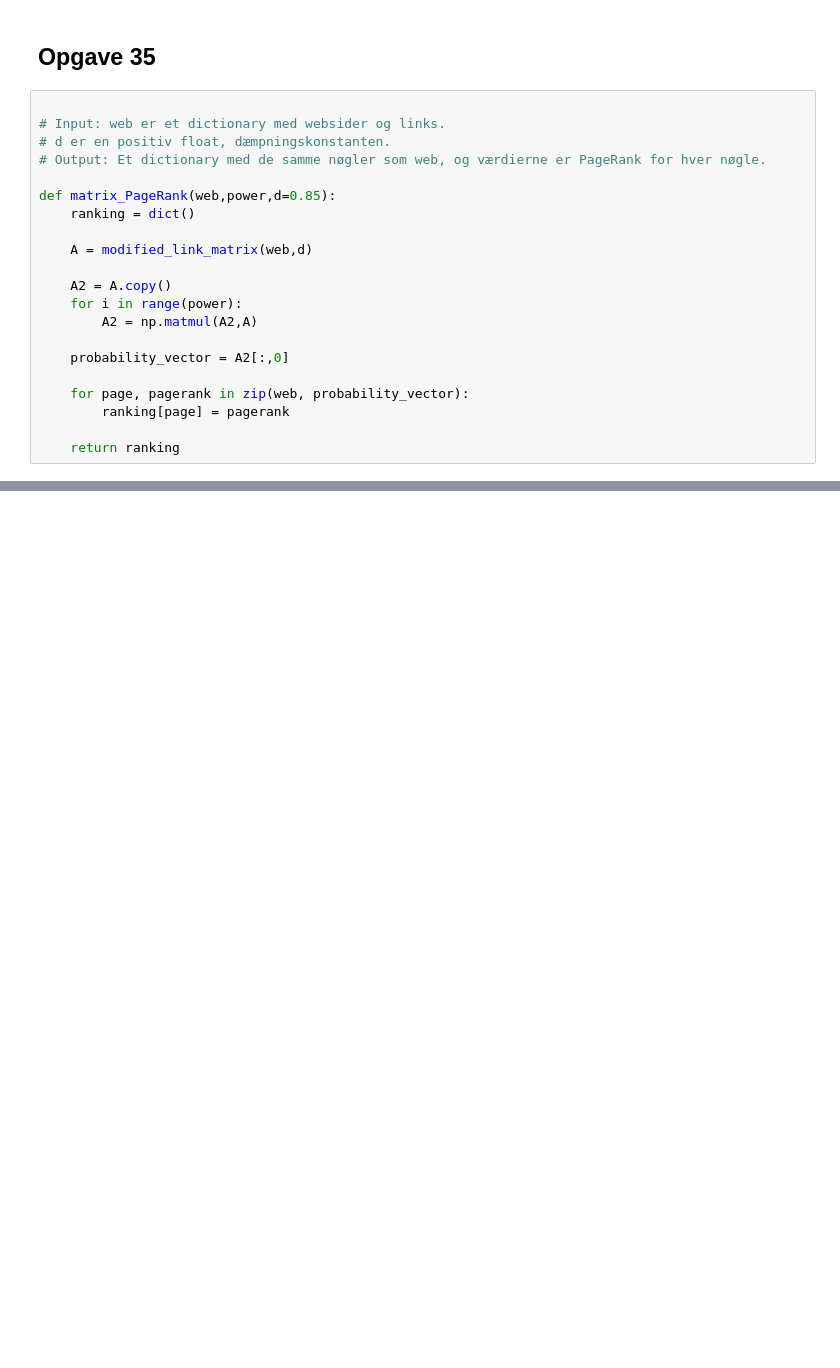
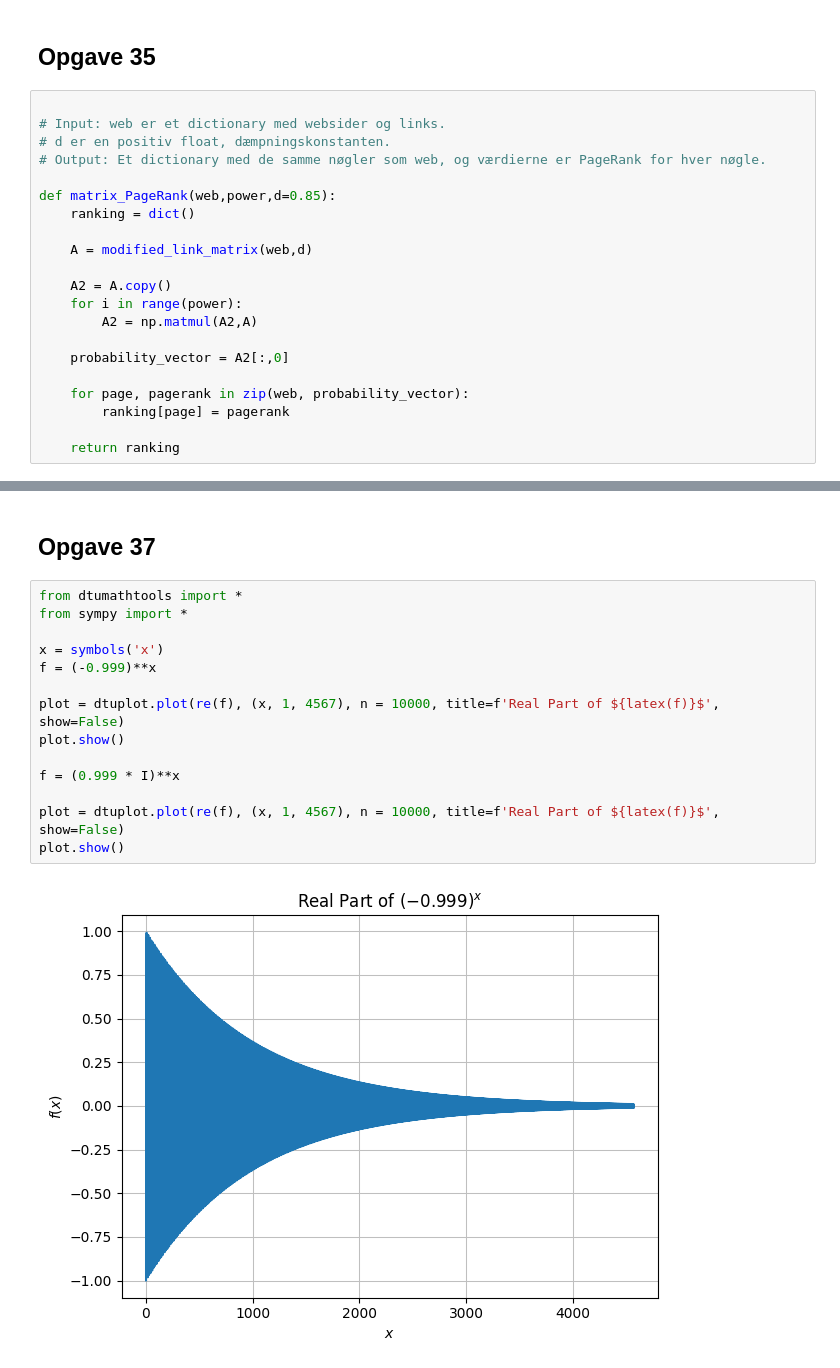
Before and after one commit to zarstensen/PageRank, a Jupyter notebook: PageRank.ipynb, the cells around one changed output, grey strips where cells are left out. Drawn from its saved outputs; the diff is of its cells as text; blank space fills up the shorter version.

```diff
--- a/PageRank.ipynb
+++ b/PageRank.ipynb
@@ -925,0 +951,18 @@ $P_1$ + $P_2$ + $P_3$ + $P_4$ + $P_5$
+# %% [markdown]
+## Opgave 37
+# %%
+from dtumathtools import *
+from sympy import *
+
+x = symbols('x')
+f = (-0.999)**x
+
+plot = dtuplot.plot(re(f), (x, 1, 4567), n = 10000, title=f'Real Part of ${latex(f)}$', show=False)
+plot.show()
+
+f = (0.999 * I)**x
+
+plot = dtuplot.plot(re(f), (x, 1, 4567), n = 10000, title=f'Real Part of ${latex(f)}$', show=False)
+plot.show()
+# %% [output]
+[figure, added]
```
Also changed, not shown: parts of 6 cells of this notebook.
